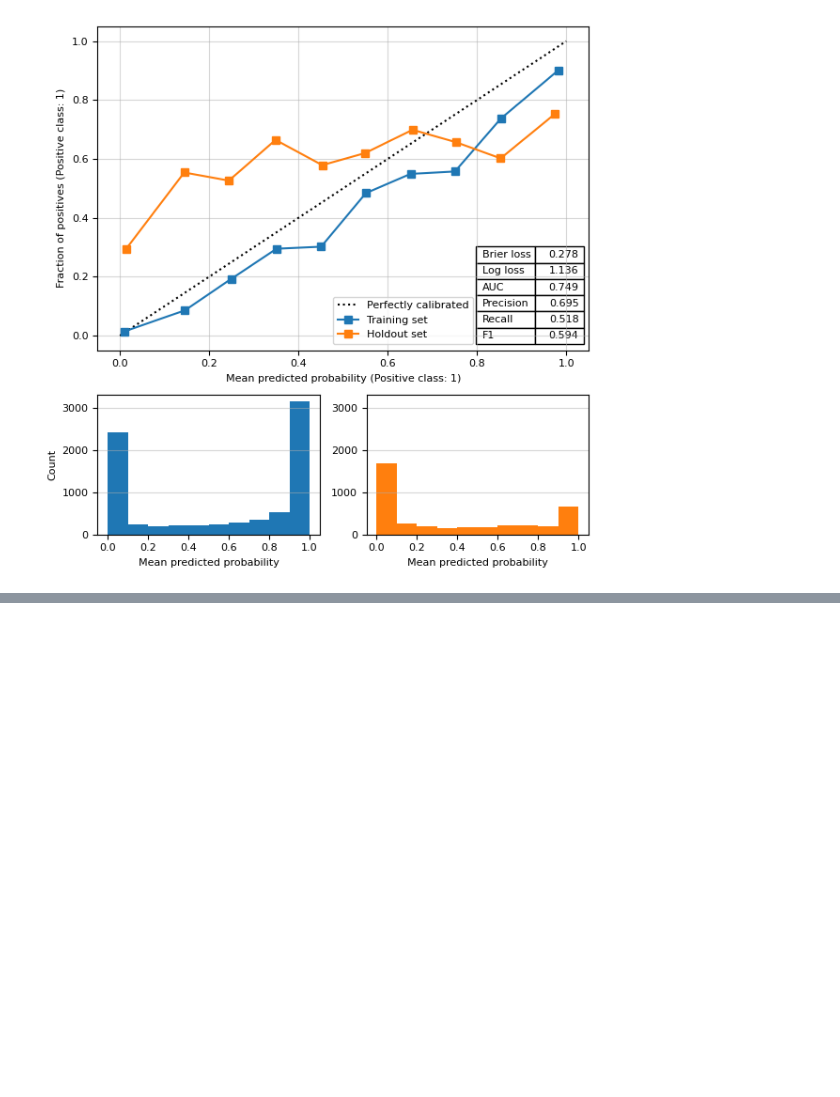
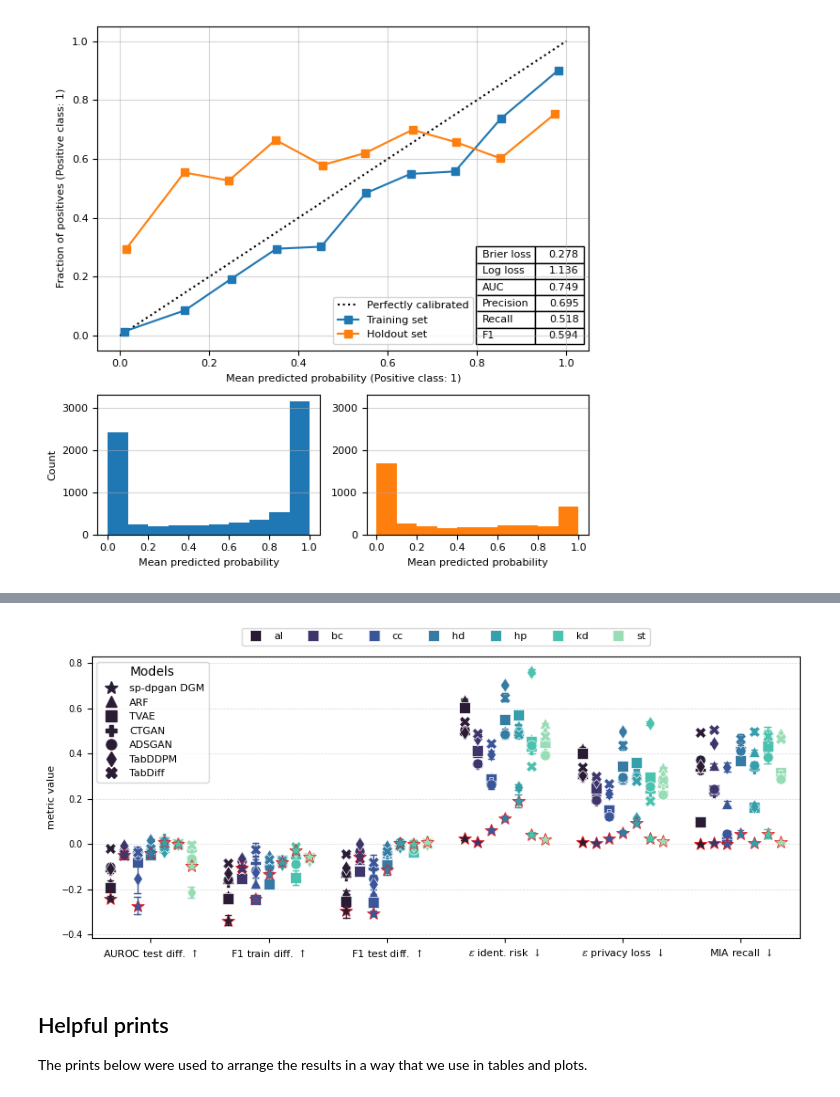
Before and after one commit to notna07/disjoint-synthetic-data-generation, a Jupyter notebook: 03_specified_splits.ipynb, the cells around one changed output, grey strips where cells are left out. Cells and saved outputs as stored; diff of their text form; code cells hidden in the pictures; blank space fills up the shorter version.

```diff
--- a/03_specified_splits.ipynb
+++ b/03_specified_splits.ipynb
@@ -488,0 +548,57 @@ make_relative_derviation_histogram(datasets, models=['synthpop', 'dpgan'])
+# %%
+### Supplementary figure
+import pandas as pd
+from typing import List
+from experiments.auxiliaries.plotting import figure8_baseline_model_results_pointplot, _format_correctly
+
+def _construct_dataframe(datasets: List[str], models: List[str], metrics: List[str]):
+    df_results = None
+    for dataset in datasets:
+        # Baseline-only results
+        res_baselines = pd.read_csv(f'experiments/results/03_mixed_models_results/baselines_{dataset}.csv')
+
+        # DGM mixed-model experiment series from the same files used in the previous plot
+        res_mixed = pd.read_csv(f'experiments/results/03_mixed_models_results/synthpop_dpgan_{dataset}.csv')
+        res_mixed_dgms = res_mixed[res_mixed['dataset'] == 'dgms'].reset_index(drop=True)
+
+        # Append dgms to baseline table so it is plotted as an extra model series
+        res_all = pd.concat([res_baselines, res_mixed_dgms], ignore_index=True)
+
+        for metric in metrics:
+            res_df = _format_correctly(res_all, dataset, metric)
+
+            if df_results is None:
+                df_results = pd.concat([res_df])
+            else:
+                df_results = pd.concat([df_results, res_df])
+    return df_results
+
+datasets = ['al', 'bc', 'cc', 'hd', 'hp', 'kd', 'st']
+
+dict_metric_names = {
+    "auroc": r"AUROC test diff. $\uparrow$",
+    "avg_F1_diff": r"F1 train diff. $\uparrow$",
+    "avg_F1_diff_hout": r"F1 test diff. $\uparrow$",
+    "eps_identif_risk": r"$\varepsilon$ ident. risk $\downarrow$",
+    "priv_loss_eps": r"$\varepsilon$ privacy loss $\downarrow$",
+    "mia_recall": r"MIA recall $\downarrow$",
+}
+
+model_plot_params = {
+    'dgms': {'marker': '*', 'markersize': 10, 'name': 'sp-dpgan DGM'},
+    'arf': {'marker': '^', 'markersize': 9, 'name': 'ARF'},
+    'tvae': {'marker': 's', 'markersize': 8, 'name': 'TVAE'},
+    'ctgan': {'marker': 'P', 'markersize': 8, 'name': 'CTGAN'},
+    'adsgan': {'marker': 'o', 'markersize': 8, 'name': 'ADSGAN'},
+    'ddpm': {'marker': 'd', 'markersize': 8, 'name': 'TabDDPM'},
+    'tabdiff': {'marker': 'X', 'markersize': 8, 'name': 'TabDiff'},
+}
+
+df_results = _construct_dataframe(datasets, list(model_plot_params.keys()), metrics=dict_metric_names.keys()).reset_index(drop=True)
+
+figure8_baseline_model_results_pointplot(results=df_results, datasets=datasets, models=list(model_plot_params.keys()), dict_metric_names=dict_metric_names, dict_plot_params=model_plot_params)
+# %% [output]
+[figure, added]
+# %% [markdown]
+## Helpful prints
+The prints below were used to arrange the results in a way that we use in tables and plots.
```
Also changed, not shown: parts of 26 cells of this notebook.
